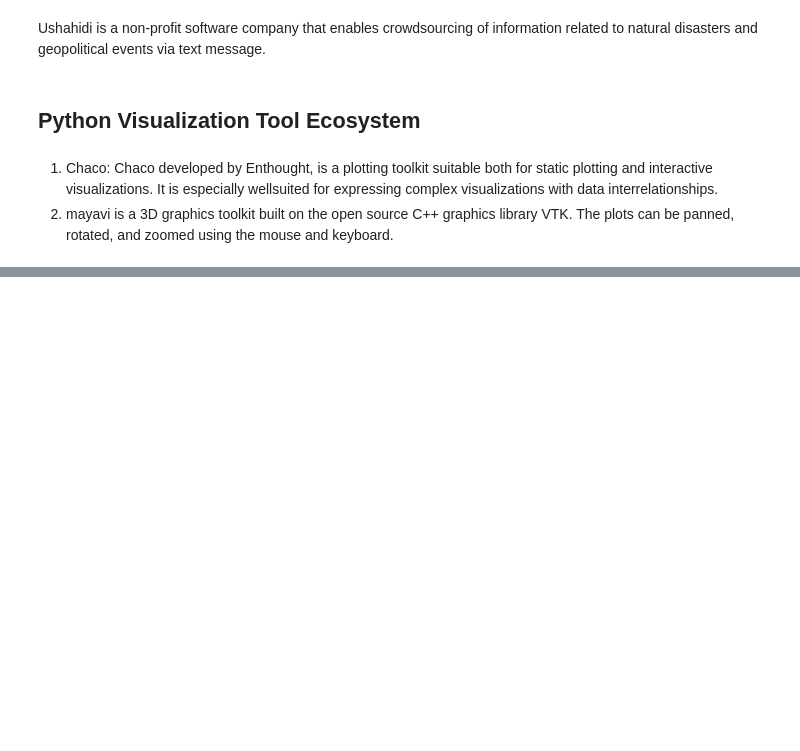
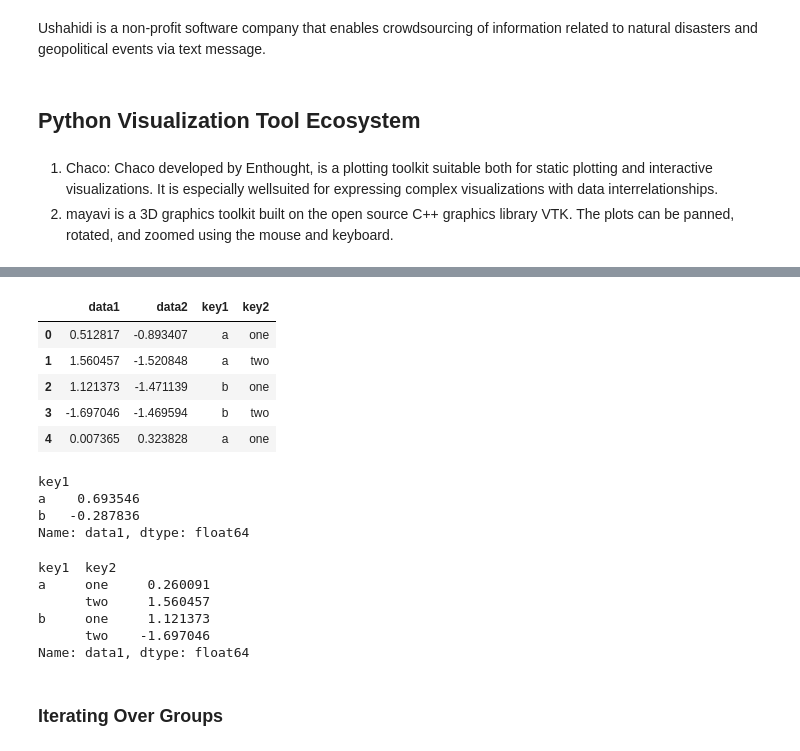
Before and after one commit to reetawwsum/Jupyter-Notebooks, a Jupyter notebook: Python for Data Analysis.ipynb, the cells around one changed output, grey strips where cells are left out. Drawn from its saved outputs; the diff is of its cells as text; code cells hidden in the pictures; blank space fills up the shorter version.

```diff
--- a/Python for Data Analysis.ipynb
+++ b/Python for Data Analysis.ipynb
@@ -1848,0 +1857,32 @@ Ushahidi is a non-profit software company that enables crowdsourcing of informat
+# %%
+df = pd.DataFrame({'key1' : ['a', 'a', 'b', 'b', 'a'],
+                'key2' : ['one', 'two', 'one', 'two', 'one'],
+                'data1' : np.random.randn(5),
+                'data2' : np.random.randn(5)})
+# %%
+df
+# %% [output]
+|  | data1 | data2 | key1 | key2 |
+| 0 | 0.512817 | -0.893407 | a | one |
+| 1 | 1.560457 | -1.520848 | a | two |
+| 2 | 1.121373 | -1.471139 | b | one |
+| 3 | -1.697046 | -1.469594 | b | two |
+| 4 | 0.007365 | 0.323828 | a | one |
+# %%
+df['data1'].groupby(df['key1']).mean()
+# %% [output]
+key1
+a    0.693546
+b   -0.287836
+Name: data1, dtype: float64
+# %%
+df['data1'].groupby([df['key1'], df['key2']]).mean()
+# %% [output]
+key1  key2
+a     one     0.260091
+      two     1.560457
+b     one     1.121373
+      two    -1.697046
+Name: data1, dtype: float64
+# %% [markdown]
+### Iterating Over Groups
```
Also changed, not shown: parts of 17 cells of this notebook.
